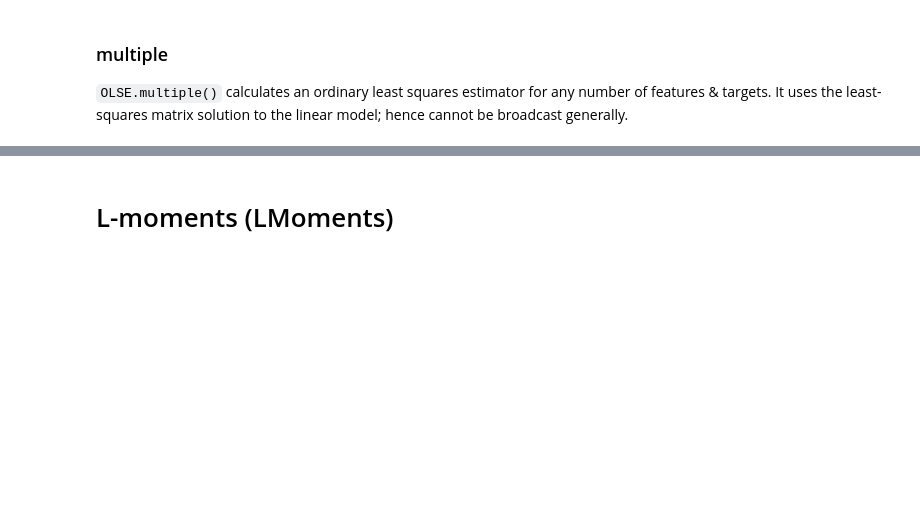
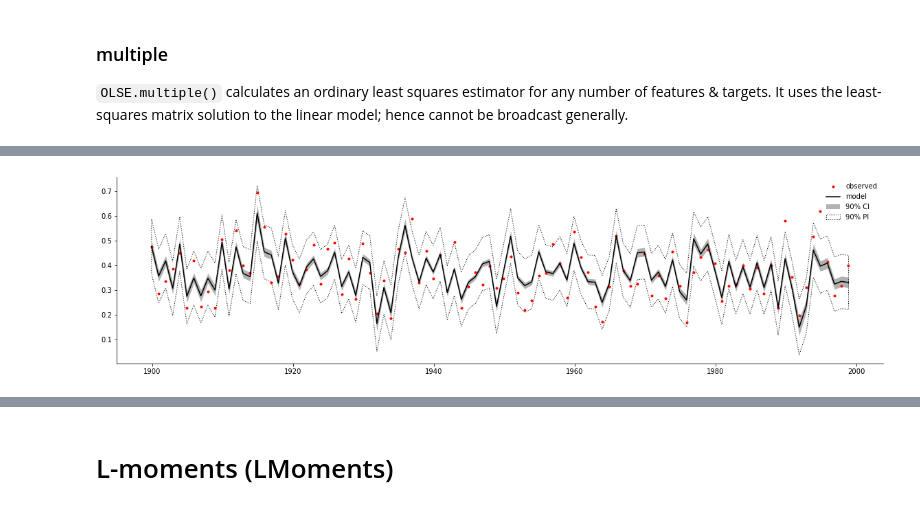
Before and after one commit to njleach/mystatsfunctions, a Jupyter notebook: example-nb.ipynb, the cells around one changed output, grey strips where cells are left out. Cells and saved outputs as stored; diff of their text form; code cells hidden in the pictures; blank space fills up the shorter version.

```diff
--- a/example-nb.ipynb
+++ b/example-nb.ipynb
@@ -17,0 +182,21 @@ The OLSE module contains two classes for efficiently computing linear regression
+# %%
+Y=test_y[:,None]
+X=np.column_stack([np.ones(test_x.size),np.arange(test_x.size),test_x])
+# %%
+mlr=OLSE.multiple(Y)
+mlr.fit(X)
+# %%
+# reusing some old info (poor practice but doesn't affect results)
+plt.figure(figsize=(20,5))
+
+plt.plot(model.time,test_y,'r.',label='observed')
+
+plt.plot(model.time,mlr.pred(),'k',label='model')
+plt.fill_between(model.time.values,*mlr.CI().squeeze(),color='k',alpha=0.3,lw=0,label='90% CI')
+plt.fill_between(model.time.values,*mlr.PI().squeeze(),color='k',fc="none",ec='k',ls=':',label='90% PI')
+
+plt.legend(frameon=False)
+
+sn.despine()
+# %% [output]
+[figure, added]
```
Also changed, not shown: parts of 32 cells of this notebook, 3 other files.
